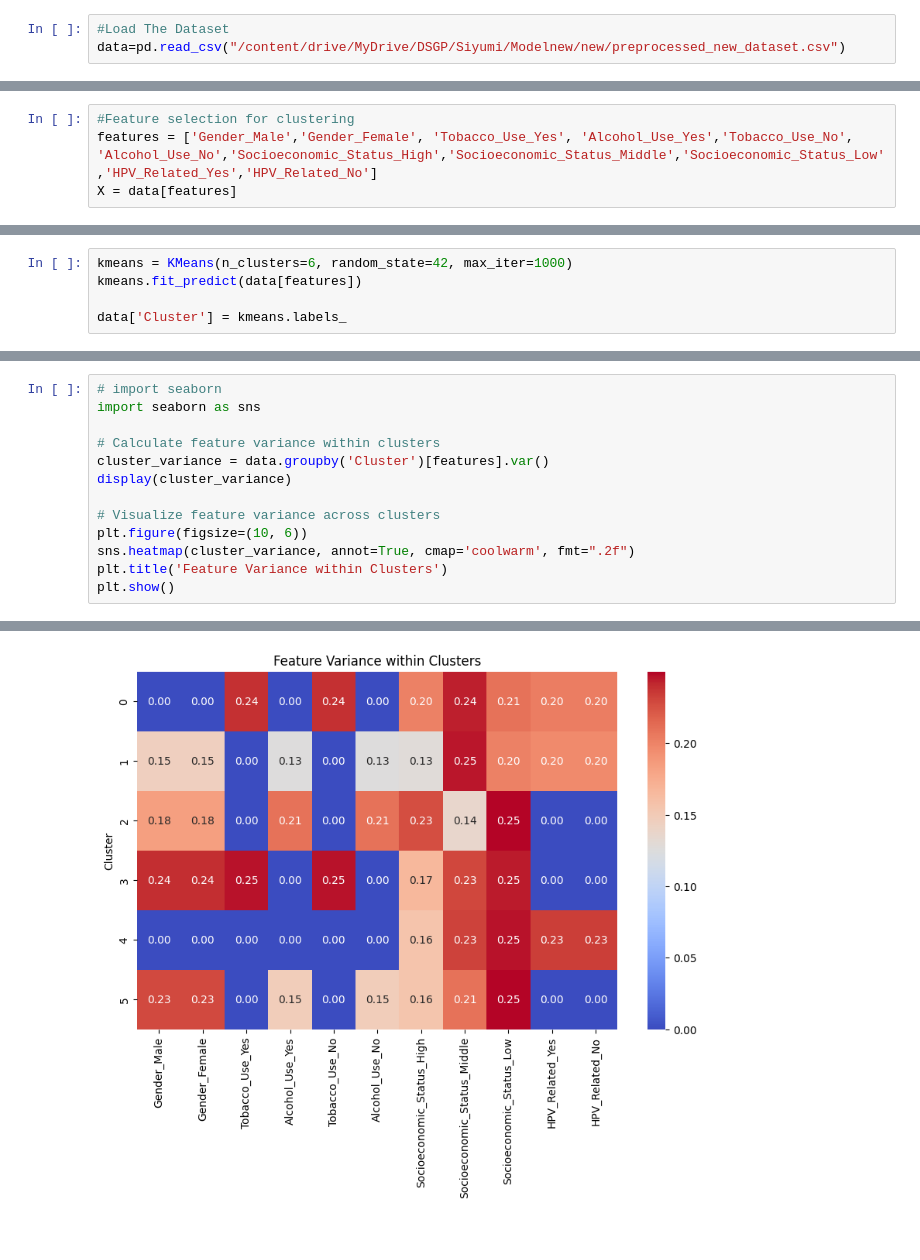
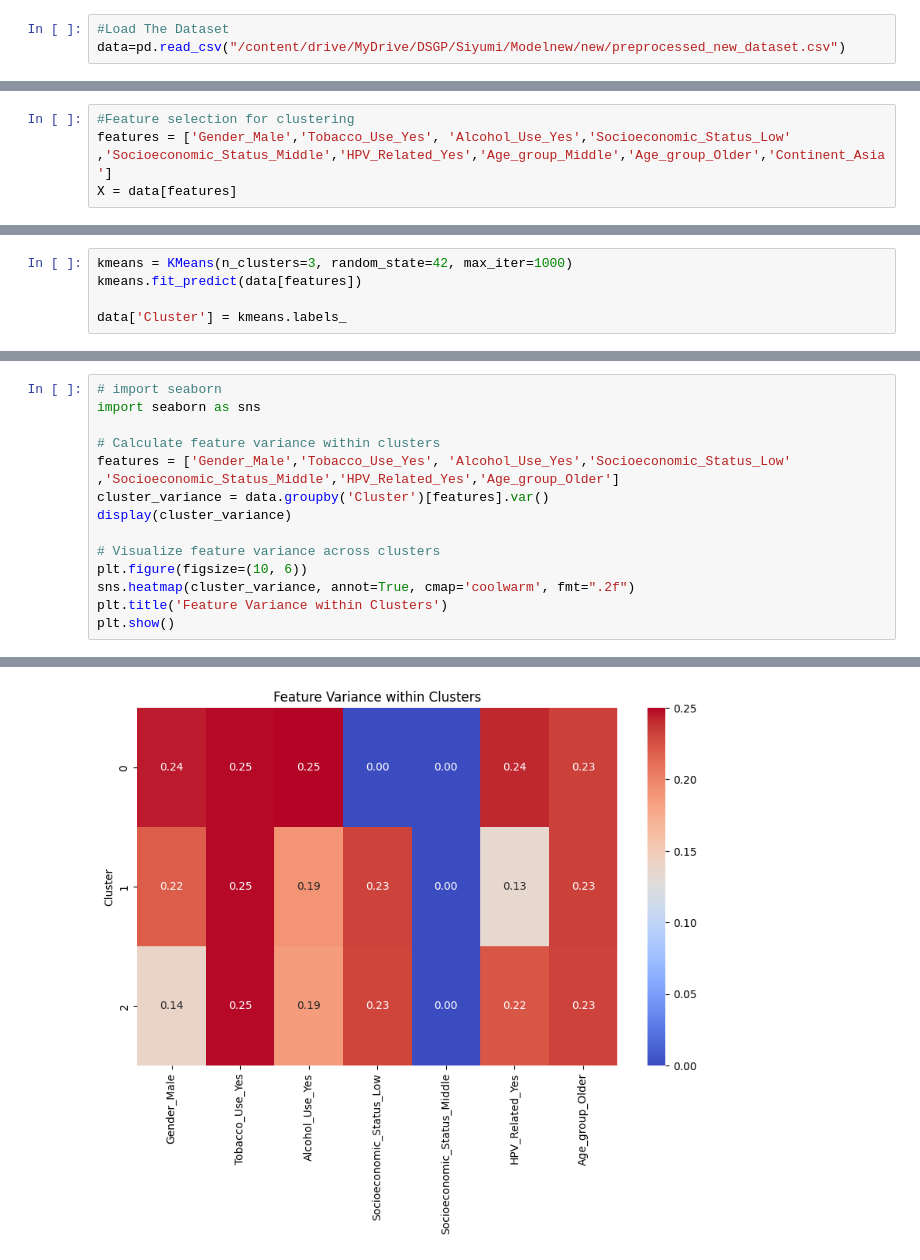
Before and after one commit to tharushaliyanagama/OralCancerEarlyDetection-DSGP, a Jupyter notebook: Patient_Risk_Segmentation.ipynb, the cells around one changed output, grey strips where cells are left out. Saved outputs shown, nothing was run; the diff lists cells and outputs as text.

```diff
--- a/Patient_Risk_Segmentation.ipynb
+++ b/Patient_Risk_Segmentation.ipynb
@@ -62,6 +78,6 @@ memory usage: 1.5 MB
 # %%
 #Feature selection for clustering
-features = ['Gender_Male','Gender_Female', 'Tobacco_Use_Yes', 'Alcohol_Use_Yes','Tobacco_Use_No', 'Alcohol_Use_No','Socioeconomic_Status_High','Socioeconomic_Status_Middle','Socioeconomic_Status_Low' ,'HPV_Related_Yes','HPV_Related_No']
+features = ['Gender_Male','Tobacco_Use_Yes', 'Alcohol_Use_Yes','Socioeconomic_Status_Low' ,'Socioeconomic_Status_Middle','HPV_Related_Yes','Age_group_Middle','Age_group_Older','Continent_Asia']
 X = data[features]
 # %%
 # Plot histogram for each feature
@@ -111,5 +188,5 @@ plt
 # %%
-kmeans = KMeans(n_clusters=6, random_state=42, max_iter=1000)
+kmeans = KMeans(n_clusters=3, random_state=42, max_iter=1000)
 kmeans.fit_predict(data[features])
 
 data['Cluster'] = kmeans.labels_
@@ -179,6 +249,7 @@ plt.show()
 import seaborn as sns
 
 # Calculate feature variance within clusters
+features = ['Gender_Male','Tobacco_Use_Yes', 'Alcohol_Use_Yes','Socioeconomic_Status_Low' ,'Socioeconomic_Status_Middle','HPV_Related_Yes','Age_group_Older']
 cluster_variance = data.groupby('Cluster')[features].var()
 display(cluster_variance)
 
@@ -199,4 +267,4 @@ plt.show()
-[figure, old version]
+[figure, new version]
 # %%
 # Define cluster-to-risk mapping
 cluster_risk_mapping = {
```
Also changed, not shown: parts of 51 cells of this notebook.
